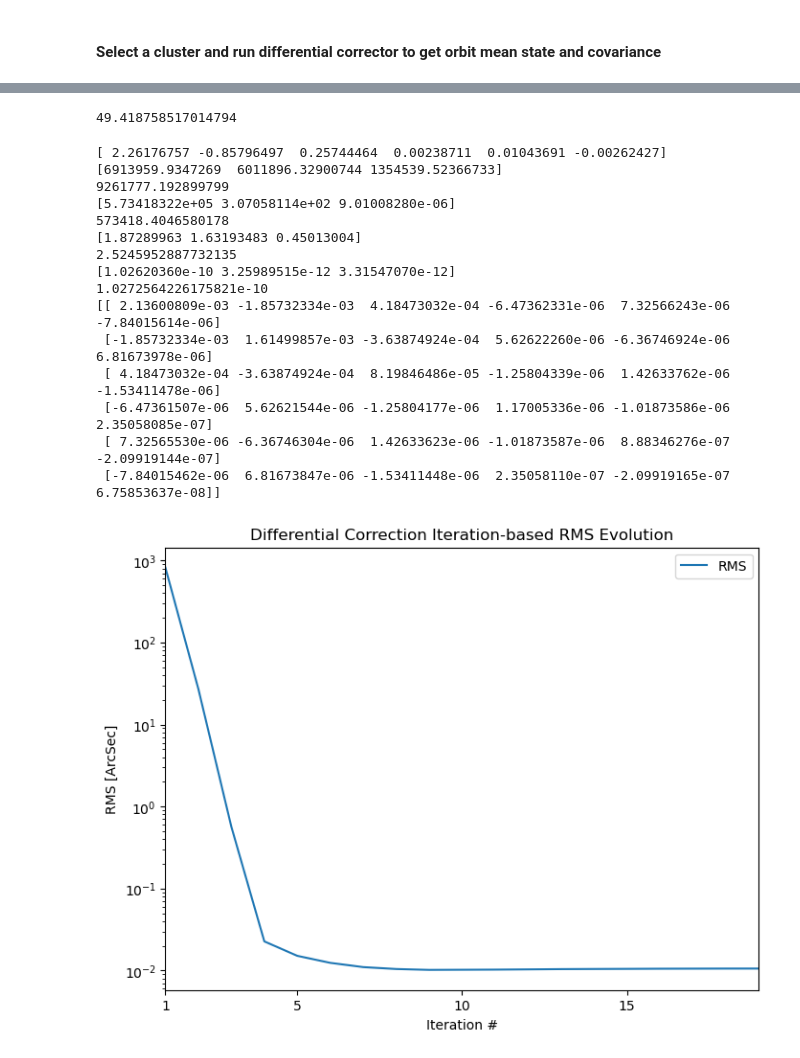
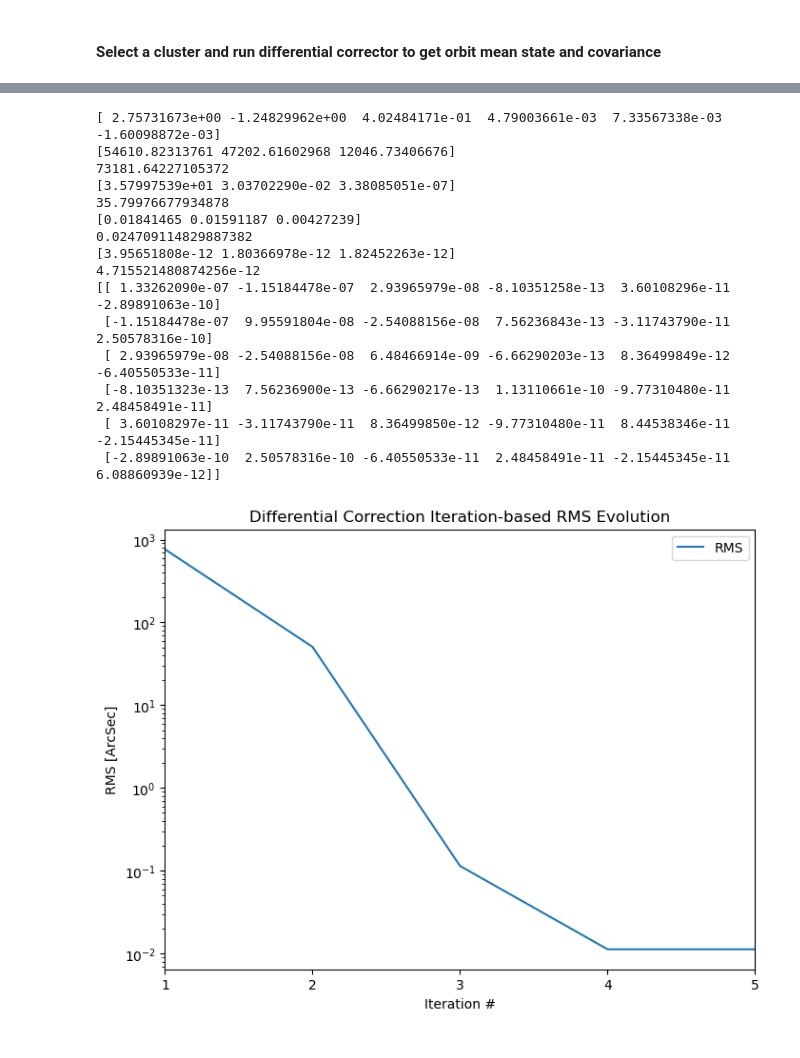
Before and after one commit to rahil-makadia/lsst-heliolinc-corrector, a Jupyter notebook: lsst-corrector-demo.ipynb, the cells around one changed output, grey strips where cells are left out. Drawn from its saved outputs; the diff is of its cells as text; code cells hidden in the pictures.

```diff
--- a/lsst-corrector-demo.ipynb
+++ b/lsst-corrector-demo.ipynb
@@ -70,7 +54,7 @@ clstrDF.head()
 from modules.helper_funcs import au2km, day2sec, accumulate_observations_efficiently
 # %%
 clusterIdx = np.random.randint(0, len(clstrDF))
-# clusterIdx = 1640 # 1901
+# clusterIdx = 1901 #
 data = clstrDF.iloc[clusterIdx]
 fitTime = float(data['cluster_epoch']) # epoch for orbit determination
 fitGuess = np.array([float(data['x_ecl']), float(data['y_ecl']), float(data['z_ecl']), float(data['vx_ecl']), float(data['vy_ecl']), float(data['vz_ecl'])]) # initial guess for orbit determination
@@ -84,8 +68,9 @@ for i, obs in enumerate(data['obsId']):
     dec = np.deg2rad(float(rawObsData['AstDec(deg)']))
     raSigma = np.deg2rad(float(rawObsData['AstrometricSigma(deg)']))
     decSigma = np.deg2rad(float(rawObsData['AstrometricSigma(deg)']))
-    raSigma = np.deg2rad(obsDF['AstrometricSigma(deg)'].std())
-    decSigma = np.deg2rad(obsDF['AstrometricSigma(deg)'].std())
+    # raSigma = np.deg2rad(obsDF['AstrometricSigma(deg)'].std())
+    # decSigma = np.deg2rad(obsDF['AstrometricSigma(deg)'].std())
     obsArray[i,:] = (time, ra, dec, raSigma, decSigma)
+print(f"The cluster observation arc is {np.ptp(obsArray[:,0])*24:.2f} hours.")
 print(obsArray)
 # %% [output]
@@ -109,15 +94,11 @@ vy_ecl                                        0.005754
-# %%
-np.ptp(obsArray[:,0])*24
-# %% [output]
-49.418758517014794
 # %%
-epoch = fitTime
+epoch = np.mean(obsArray[:,0]) # fitTime
 x_nom = fitGuess.copy()
 obs_array = obsArray.copy()
 
 max_iter = 20
-fd_pert = 1e-6
-rms_change_limit = 1e-3
+fd_pert = 1e-5
+rms_change_limit = 5e-3
 min_iter = 5
 
 rms_rad = np.zeros((max_iter,1))
@@ -127,7 +108,7 @@ state_arr = np.zeros((len(x_nom), max_iter))
 i = 0
 while (abs(del_rms[i-1])>rms_change_limit or i<min_iter):
     P, a, w, b = accumulate_observations_efficiently(epoch, x_nom, obs_array, fd_pert)
-    delta_x = P@(a.T @ w @ b)
+    delta_x = P @ (a.T @ w @ b)
     x_nom += delta_x.T[0]
     state_arr[:,i] = x_nom.T
     rms_rad[i] = np.sqrt(np.sum(b.T @ b)/(2*len(obs_array[:,0])))
@@ -137,47 +118,47 @@ while (abs(del_rms[i-1])>rms_change_limit or i<min_iter):
     if i >= max_iter: break
 # end for
 n_iter = i
 r_epoch = x_nom[:3] # differentially corrected position at epoch
 v_epoch = x_nom[3:6] # differentially corrected velocity at epoch
 variance = np.diag(P) # calculate the variance of the nominal state elements
 st_dev = np.sqrt(variance) # calculate the standard deviation of the nominal state elements
 [values,vectors] = np.linalg.eig(P) # calculate eigenvalues and eigenvectors of covariance matrix for error ellipsoid
 
 print(x_nom)
 print(st_dev[:3]*au2km)
 print(np.linalg.norm(st_dev[:3]*au2km))
 print(values[:3]*au2km)
 print(np.linalg.norm(values[:3]*au2km))
 print(st_dev[3:6]*au2km/day2sec)
 print(np.linalg.norm(st_dev[3:6]*au2km/day2sec))
 print(values[3:6]*au2km/day2sec)
 print(np.linalg.norm(values[3:6]*au2km/day2sec))
 print(P)
 
 plt.figure(figsize=(8,6), dpi=100)
 plt.semilogy(np.arange(1,n_iter+1), rms[:n_iter], label = 'RMS')
 plt.xlabel('Iteration #')
 plt.xticks(np.arange(1,n_iter+1,1)) if n_iter <= 10 else plt.xticks(np.hstack((1,np.arange(5,n_iter+1,5))))
 plt.xlim(1, n_iter)
 plt.ylabel('RMS [ArcSec]')
 plt.title('Differential Correction Iteration-based RMS Evolution')
 plt.legend()
 plt.show()
 # %% [output]
-[ 2.26176757 -0.85796497  0.25744464  0.00238711  0.01043691 -0.00262427]
-[6913959.9347269  6011896.32900744 1354539.52366733]
-9261777.192899799
-[5.73418322e+05 3.07058114e+02 9.01008280e-06]
-573418.4046580178
-[1.87289963 1.63193483 0.45013004]
-2.5245952887732135
-[1.02620360e-10 3.25989515e-12 3.31547070e-12]
-1.0272564226175821e-10
-[[ 2.13600809e-03 -1.85732334e-03  4.18473032e-04 -6.47362331e-06  7.32566243e-06 -7.84015614e-06]
- [-1.85732334e-03  1.61499857e-03 -3.63874924e-04  5.62622260e-06 -6.36746924e-06  6.81673978e-06]
- [ 4.18473032e-04 -3.63874924e-04  8.19846486e-05 -1.25804339e-06  1.42633762e-06 -1.53411478e-06]
- [-6.47361507e-06  5.62621544e-06 -1.25804177e-06  1.17005336e-06 -1.01873586e-06  2.35058085e-07]
- [ 7.32565530e-06 -6.36746304e-06  1.42633623e-06 -1.01873587e-06  8.88346276e-07 -2.09919144e-07]
- [-7.84015462e-06  6.81673847e-06 -1.53411448e-06  2.35058110e-07 -2.09919165e-07  6.75853637e-08]]
+[ 2.75731673e+00 -1.24829962e+00  4.02484171e-01  4.79003661e-03  7.33567338e-03 -1.60098872e-03]
+[54610.82313761 47202.61602968 12046.73406676]
+73181.64227105372
+[3.57997539e+01 3.03702290e-02 3.38085051e-07]
+35.79976677934878
+[0.01841465 0.01591187 0.00427239]
+0.024709114829887382
+[3.95651808e-12 1.80366978e-12 1.82452263e-12]
+4.715521480874256e-12
+[[ 1.33262090e-07 -1.15184478e-07  2.93965979e-08 -8.10351258e-13  3.60108296e-11 -2.89891063e-10]
+ [-1.15184478e-07  9.95591804e-08 -2.54088156e-08  7.56236843e-13 -3.11743790e-11  2.50578316e-10]
+ [ 2.93965979e-08 -2.54088156e-08  6.48466914e-09 -6.66290203e-13  8.36499849e-12 -6.40550533e-11]
+ [-8.10351323e-13  7.56236900e-13 -6.66290217e-13  1.13110661e-10 -9.77310480e-11  2.48458491e-11]
+ [ 3.60108297e-11 -3.11743790e-11  8.36499850e-12 -9.77310480e-11  8.44538346e-11 -2.15445345e-11]
+ [-2.89891063e-10  2.50578316e-10 -6.40550533e-11  2.48458491e-11 -2.15445345e-11  6.08860939e-12]]
-[figure, old version]
+[figure, new version]
 # %%
```
Also changed, not shown: parts of 3 cells of this notebook, 2 other files.
